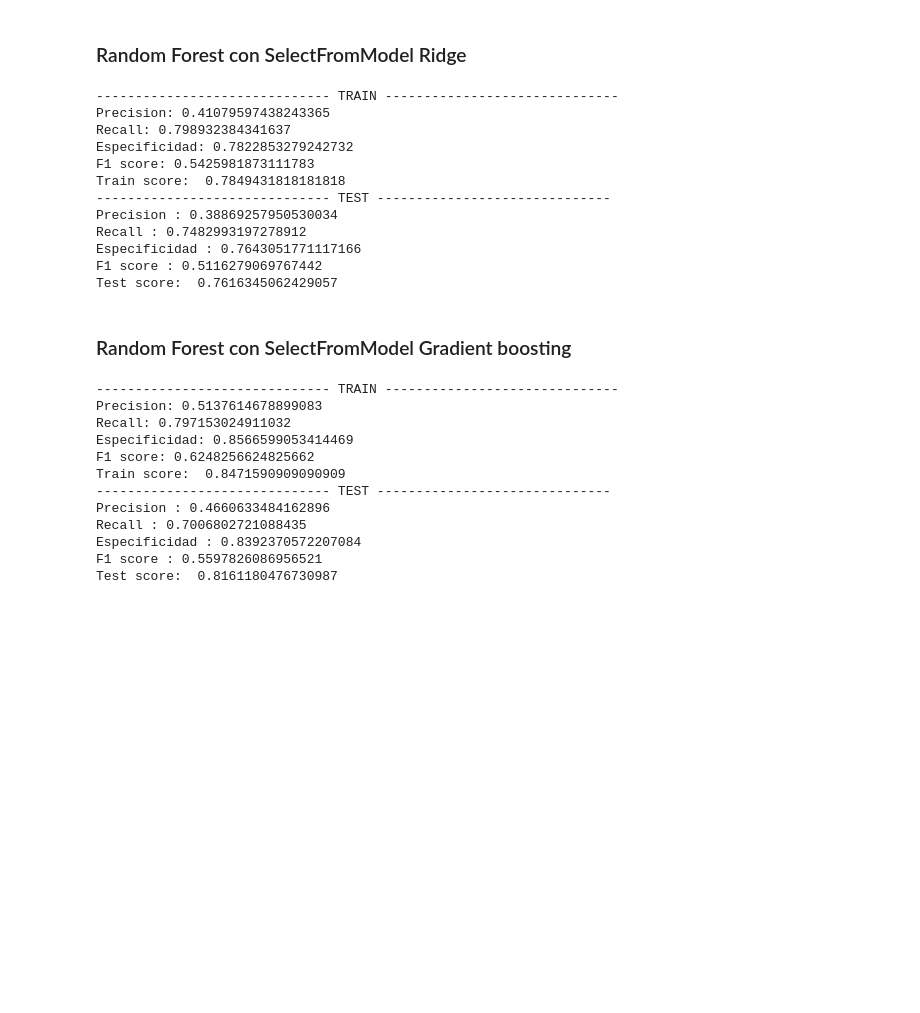
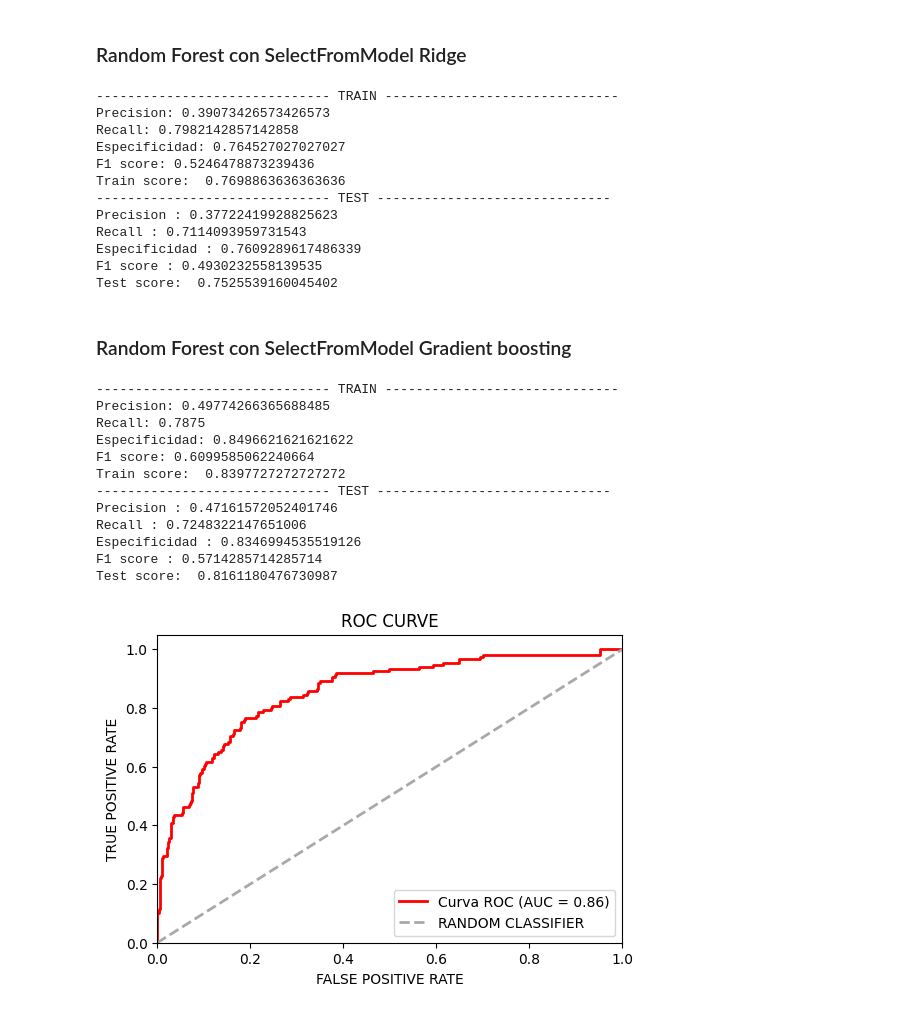
Before and after one commit to AlexanderBedoyaC/pediccion_abandono_empleo, a Jupyter notebook: Seleccion de caracteristicas.ipynb, the cells around one changed output. Saved outputs shown, nothing was run; the diff lists cells and outputs as text; code cells hidden in the pictures; blank space fills up the shorter version.

```diff
--- a/Seleccion de caracteristicas.ipynb
+++ b/Seleccion de caracteristicas.ipynb
@@ -687,34 +734,53 @@ Test score:  0.8217934165720772
 # %% [markdown]
 ### Random Forest con SelectFromModel Ridge
 # %%
-bosqueAleatorio(df_ridge,y)
+res_rf_ridge = bosqueAleatorio(df_ridge,y)
 # %% [output]
 ------------------------------ TRAIN ------------------------------
-Precision: 0.41079597438243365
-Recall: 0.798932384341637
-Especificidad: 0.7822853279242732
-F1 score: 0.5425981873111783
-Train score:  0.7849431818181818
+Precision: 0.39073426573426573
+Recall: 0.7982142857142858
+Especificidad: 0.764527027027027
+F1 score: 0.5246478873239436
+Train score:  0.7698863636363636
 ------------------------------ TEST ------------------------------
-Precision : 0.38869257950530034
-Recall : 0.7482993197278912
-Especificidad : 0.7643051771117166
-F1 score : 0.5116279069767442
-Test score:  0.7616345062429057
+Precision : 0.37722419928825623
+Recall : 0.7114093959731543
+Especificidad : 0.7609289617486339
+F1 score : 0.4930232558139535
+Test score:  0.7525539160045402
 # %% [markdown]
 ### Random Forest con SelectFromModel Gradient boosting
 # %%
-bosqueAleatorio(df_gb,y)
+res_rf_gb = bosqueAleatorio(df_gb,y)
 # %% [output]
 ------------------------------ TRAIN ------------------------------
-Precision: 0.5137614678899083
-Recall: 0.797153024911032
-Especificidad: 0.8566599053414469
-F1 score: 0.6248256624825662
-Train score:  0.8471590909090909
+Precision: 0.49774266365688485
+Recall: 0.7875
+Especificidad: 0.8496621621621622
+F1 score: 0.6099585062240664
+Train score:  0.8397727272727272
 ------------------------------ TEST ------------------------------
-Precision : 0.4660633484162896
-Recall : 0.7006802721088435
-Especificidad : 0.8392370572207084
-F1 score : 0.5597826086956521
+Precision : 0.47161572052401746
+Recall : 0.7248322147651006
+Especificidad : 0.8346994535519126
+F1 score : 0.5714285714285714
 Test score:  0.8161180476730987
+# %%
+from sklearn.metrics import roc_curve, auc
+
+# Calcular la curva ROC
+fpr, tpr, _ = roc_curve(res_rf_gb['y_test'], res_rf_gb['y_pred_prob_test'][:,1])
+roc_auc = auc(fpr, tpr)
+
+plt.figure(figsize=(6, 4))
+plt.plot(fpr, tpr, color='red', lw=2, label='Curva ROC (AUC = %0.2f)' % roc_auc)
+plt.plot([0, 1], [0, 1], color='darkgray', lw=2, linestyle='--', label='RANDOM CLASSIFIER')
+plt.xlim([0.0, 1.0])
+plt.ylim([0.0, 1.05])
+plt.xlabel('FALSE POSITIVE RATE')
+plt.ylabel('TRUE POSITIVE RATE')
+plt.title('ROC CURVE')
+plt.legend(loc="lower right")
+plt.show()
+# %% [output]
+[figure, added]
```
Also changed, not shown: parts of 21 cells of this notebook.
